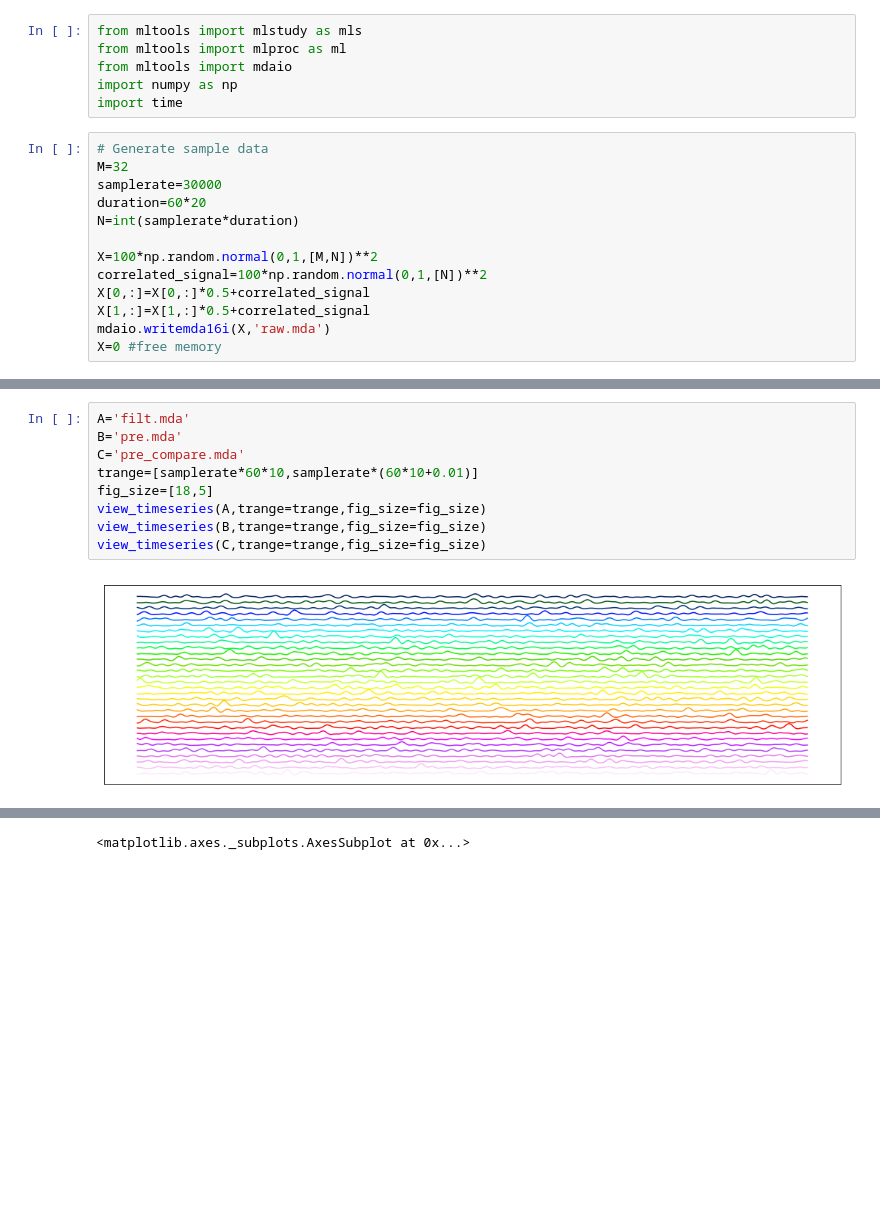
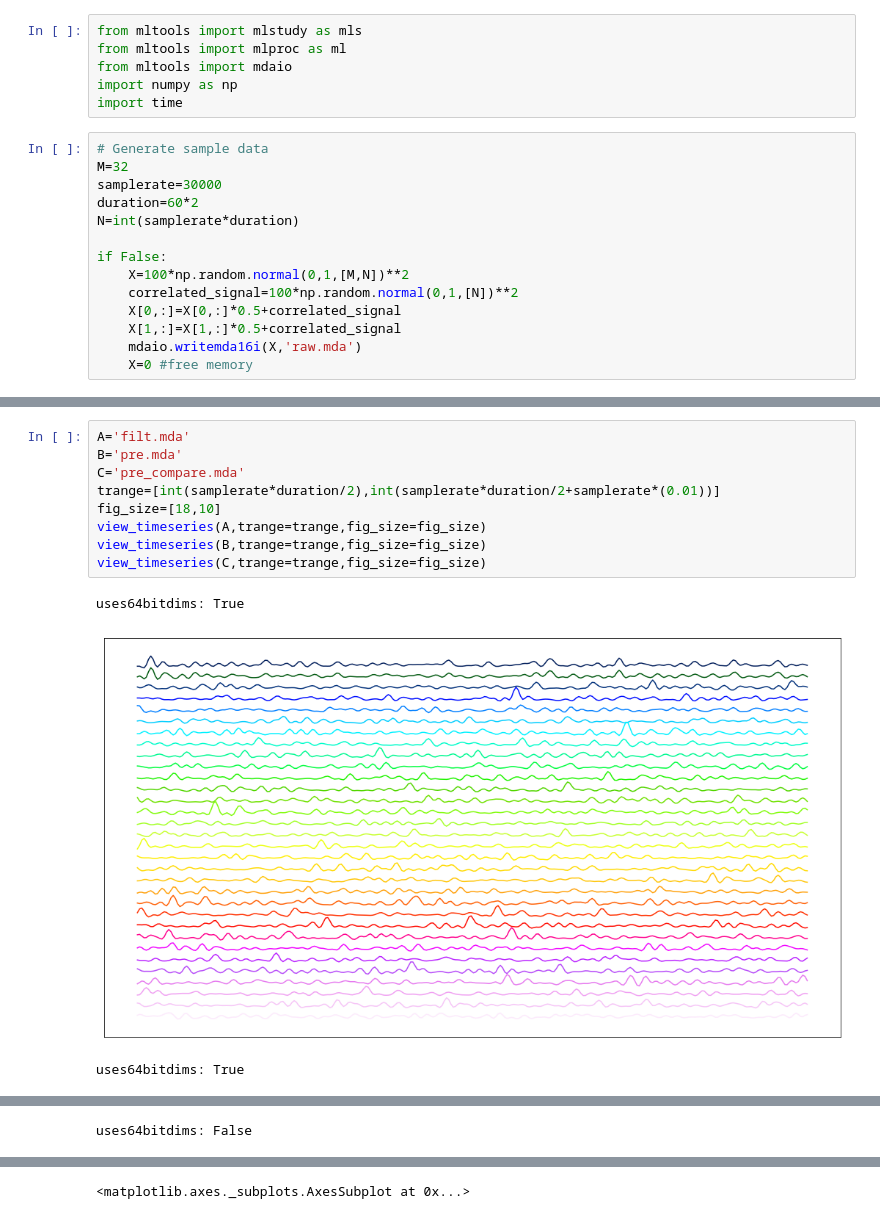
Before and after one commit to flatironinstitute/mountainsort, a Jupyter notebook: packages/pyms/preprocessing/test_bandpass_filter.ipynb, the cells around one changed output, grey strips where cells are left out. Saved outputs shown, nothing was run; the diff lists cells and outputs as text; blank space fills up the shorter version.

```diff
--- a/packages/pyms/preprocessing/test_bandpass_filter.ipynb
+++ b/packages/pyms/preprocessing/test_bandpass_filter.ipynb
@@ -8,15 +8,16 @@ import time
 # Generate sample data
 M=32
 samplerate=30000
-duration=60*20
+duration=60*2
 N=int(samplerate*duration)
 
-X=100*np.random.normal(0,1,[M,N])**2
-correlated_signal=100*np.random.normal(0,1,[N])**2
-X[0,:]=X[0,:]*0.5+correlated_signal
-X[1,:]=X[1,:]*0.5+correlated_signal
-mdaio.writemda16i(X,'raw.mda')
-X=0 #free memory
+if False:
+    X=100*np.random.normal(0,1,[M,N])**2
+    correlated_signal=100*np.random.normal(0,1,[N])**2
+    X[0,:]=X[0,:]*0.5+correlated_signal
+    X[1,:]=X[1,:]*0.5+correlated_signal
+    mdaio.writemda16i(X,'raw.mda')
+    X=0 #free memory
 # %%
 ml.execProcess('pyms.bandpass_filter',{'timeseries':'raw.mda'},{'timeseries_out':'filt.mda'},{'samplerate':30000,'freq_min':300,'freq_max':6000},{})
 ml.execProcess('ms3.bandpass_filter',{'timeseries':'raw.mda'},{'timeseries_out':'filt_compare.mda'},{'samplerate':30000,'freq_min':300,'freq_max':6000},{})
@@ -79,11 +83,13 @@ Elapsed time for processor ms3.whiten: 26.422 sec
 # %%
 A='filt.mda'
 B='pre.mda'
 C='pre_compare.mda'
-trange=[samplerate*60*10,samplerate*(60*10+0.01)]
-fig_size=[18,5]
+trange=[int(samplerate*duration/2),int(samplerate*duration/2+samplerate*(0.01))]
+fig_size=[18,10]
 view_timeseries(A,trange=trange,fig_size=fig_size)
 view_timeseries(B,trange=trange,fig_size=fig_size)
 view_timeseries(C,trange=trange,fig_size=fig_size)
 # %% [output]
+uses64bitdims: True
-[figure, old version]
+[figure, new version]
+uses64bitdims: True
@@ -90,0 +97 @@ view_timeseries(C,trange=trange,fig_size=fig_size)
+uses64bitdims: False
@@ -92 +99 @@ view_timeseries(C,trange=trange,fig_size=fig_size)
-<matplotlib.axes._subplots.AxesSubplot at 0x...>
+<matplotlib.axes._subplots.AxesSubplot at 0x...>
```
Also changed, not shown: parts of 4 cells of this notebook, 10 other files.
